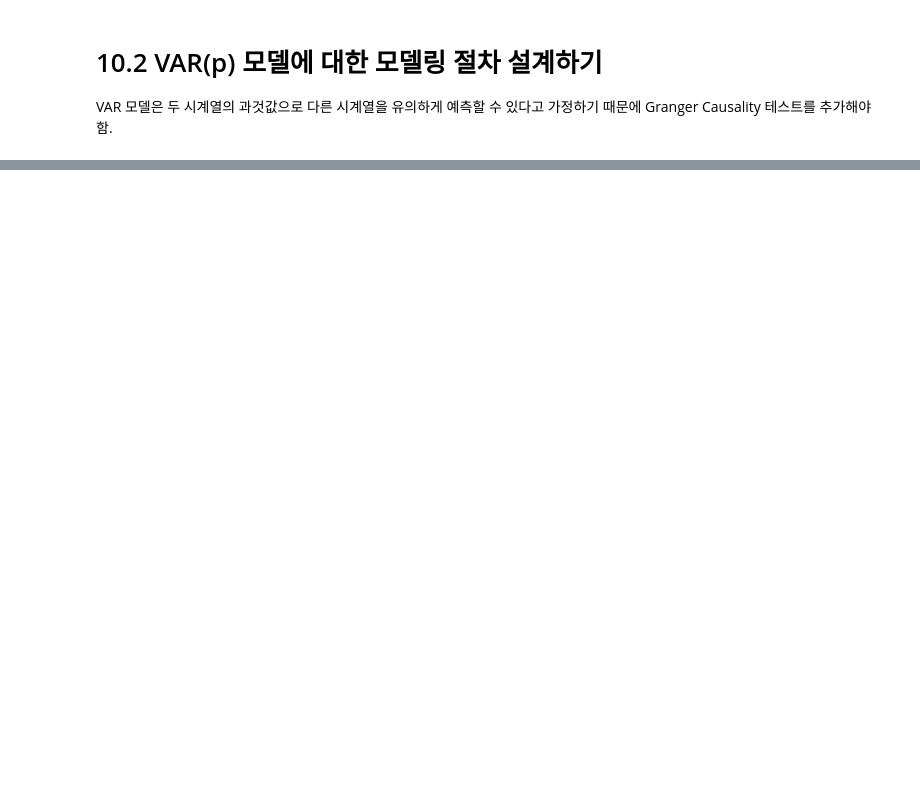
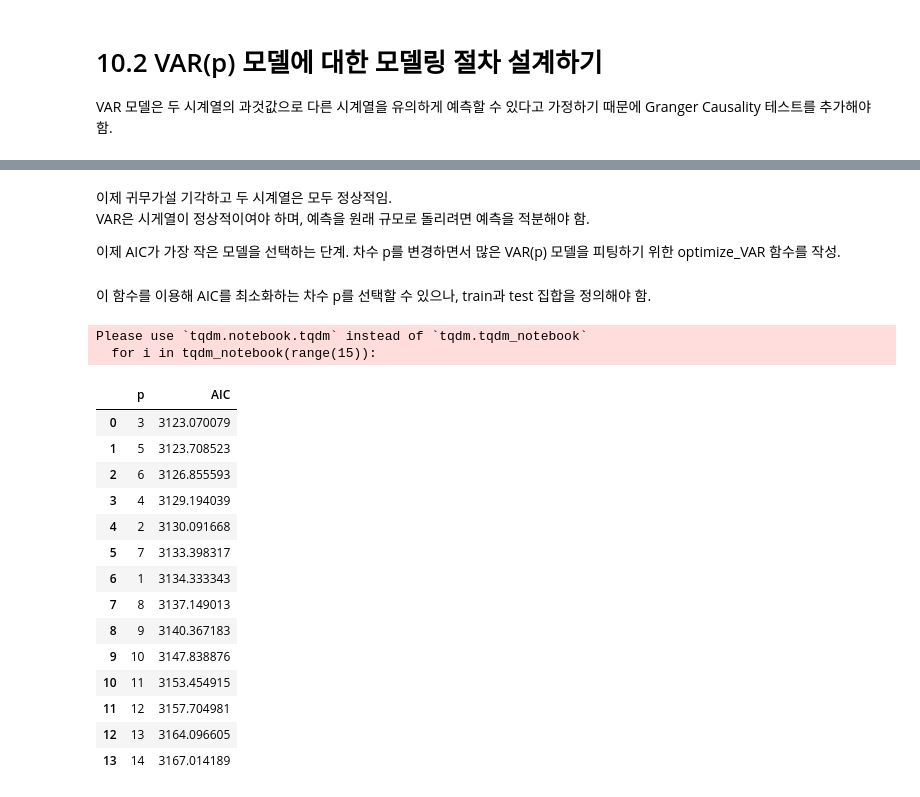
Before and after one commit to mskcho00/TimeSeries-Self-Practice, a Jupyter notebook: 10_VAR.ipynb, the cells around one changed output, grey strips where cells are left out. Drawn from its saved outputs; the diff is of its cells as text; code cells hidden in the pictures; blank space fills up the shorter version.

Commit message:
20260916 VAR Continue

```diff
--- a/10_VAR.ipynb
+++ b/10_VAR.ipynb
@@ -94,0 +207,59 @@ VAR 모델은 두 시계열의 과것값으로 다른 시계열을 유의하게
+# %% [markdown]
+이제 귀무가설 기각하고 두 시계열은 모두 정상적임.
+VAR은 시게열이 정상적이여야 하며, 예측을 원래 규모로 돌리려면 예측을 적분해야 함.
+
+이제 AIC가 가장 작은 모델을 선택하는 단계. 차수 p를 변경하면서 많은 VAR(p) 모델을 피팅하기 위한 optimize_VAR 함수를 작성.
+# %%
+from typing import Union
+from tqdm import tqdm_notebook
+from statsmodels.tsa.statespace.varmax import VARMAX
+
+def optimize_VAR(endog: Union[pd.Series, list]) -> pd.DataFrame:
+
+    results = []
+
+    for i in tqdm_notebook(range(15)):  # 0에서 14까지 차수 p를 변경
+        try:
+            model = VARMAX(endog, order=(i, 0)).fit(dips=False)
+        except:
+            continue
+
+        aic = model.aic
+        results.append([i, aic])
+
+    result_df = pd.DataFrame(results)
+    result_df.columns = ['p', 'AIC']
+
+    result_df = result_df.sort_values(by='AIC', ascending=True).reset_index(drop=True)
+
+    return result_df
+# %% [markdown]
+이 함수를 이용해 AIC를 최소화하는 차수 p를 선택할 수 있으나, train과 test 집합을 정의해야 함.
+# %%
+endog = macro_econ_data[['realdpi', 'realcons']]
+
+endog_diff = macro_econ_data[['realdpi', 'realcons']].diff()[1:] #ADF 테스트에 따르면 1차 차분은 두 수열을 정상적으로 만들었으니 두 수열을 모두 차분
+
+train = endog_diff[:162] #처음 162개 데이터 요소는 train; 약 80%
+test = endog_diff[162:] # 마지막 40개는 테스트 집합. 데이터 집합의 약 20%
+
+result_df = optimize_VAR(train) #train 집합에 저장된 차분된데이터를 사용
+result_df
+# %% [output]
+Please use `tqdm.notebook.tqdm` instead of `tqdm.tqdm_notebook`
+  for i in tqdm_notebook(range(15)):
+|  | p | AIC |
+| 0 | 3 | 3123.070079 |
+| 1 | 5 | 3123.708523 |
+| 2 | 6 | 3126.855593 |
+| 3 | 4 | 3129.194039 |
+| 4 | 2 | 3130.091668 |
+| 5 | 7 | 3133.398317 |
+| 6 | 1 | 3134.333343 |
+| 7 | 8 | 3137.149013 |
+| 8 | 9 | 3140.367183 |
+| 9 | 10 | 3147.838876 |
+| 10 | 11 | 3153.454915 |
+| 11 | 12 | 3157.704981 |
+| 12 | 13 | 3164.096605 |
+| 13 | 14 | 3167.014189 |
```
Also changed, not shown: parts of 16 cells of this notebook.
